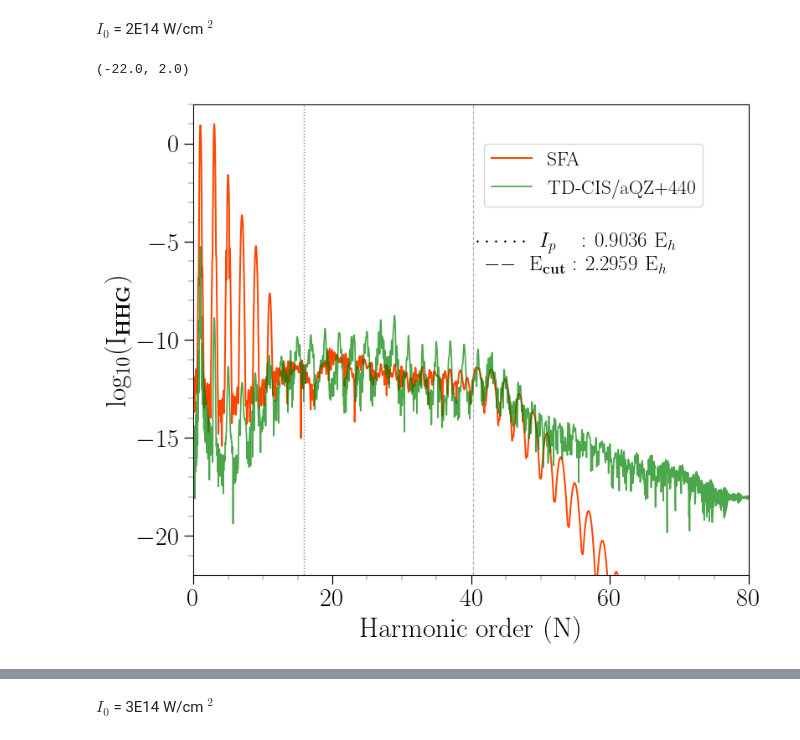
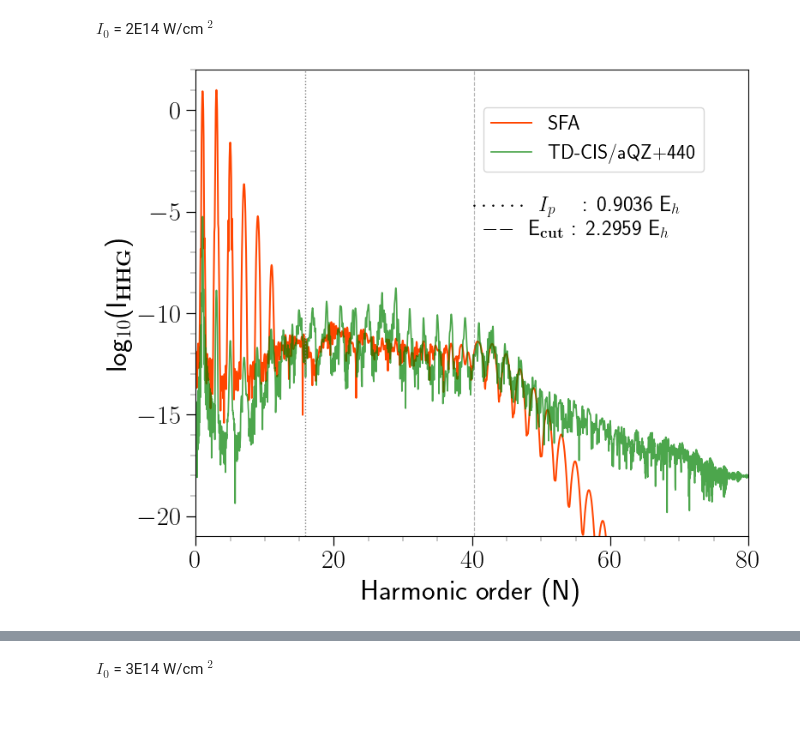
Before and after one commit to vijaymocherla/si_hhg_gaussian_basissets, a Jupyter notebook: notebooks/sfa_comp.ipynb, the cells around one changed output, grey strips where cells are left out. Cells and saved outputs as stored; diff of their text form; code cells hidden in the pictures; blank space fills up the shorter version.

```diff
--- a/notebooks/sfa_comp.ipynb
+++ b/notebooks/sfa_comp.ipynb
@@ -10,14 +10,12 @@ from tdci_analysis import *
 $I_0$ = 2E14 W/cm $^2$
 # %%
 spectrum_file = '../data/sfa/he_20cyc_800nm_2e14_npc400_spectrum.txt'
-data = get_tdci_data('../data/tdci/helium/he_aqz_440_cis_crt', 'zs_2E14_54fs_800nm', method='rk4')
+tdci_data = get_tdci_data('../data/tdci/helium/he_aqz_440_cis_crt', 'zs_2E14_54fs_800nm', method='rk4')
 colors=['orangered','green','blue']
 lw = [1.45, 1.25, 1.0]
-fig, ax = plot_hhg_comp(spectrum_file, data, colors=colors, linewidths=lw,
+sfa_data, fig, ax = plot_hhg_sfa_comp(spectrum_file, tdci_data, colors=colors, linewidths=lw,
                         legend_pos=[0.72, .85], text_pos=[0.69, .66],
                         xlim=[0,80], ylim=[-21, 2], figsize=[8.19,6.8], fontsize=20,
                         return_data=True, include_without_lifetime=False)
-plt.ylim(-22,2)
 # %% [output]
-(-22.0, 2.0)
-[figure, old version]
+[figure, new version]
```
Also changed, not shown: parts of 13 cells of this notebook, 2 other files.
